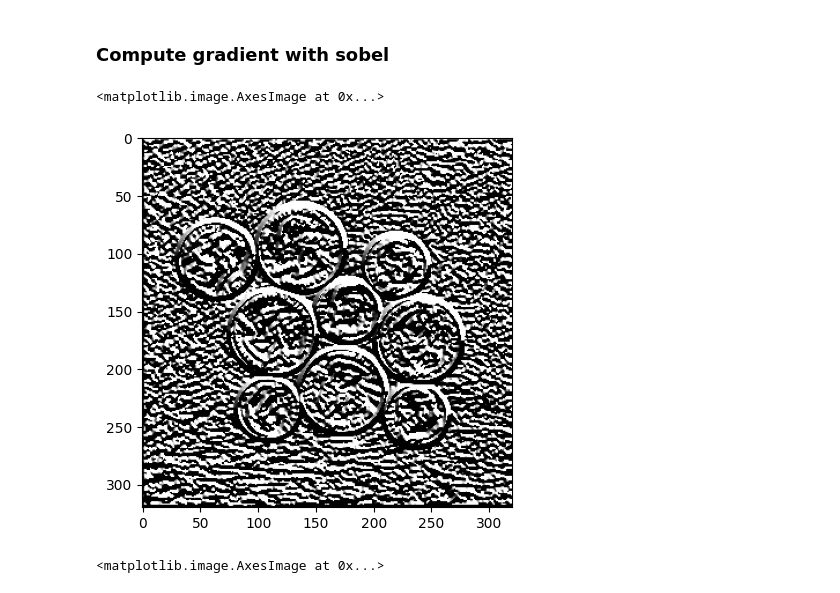
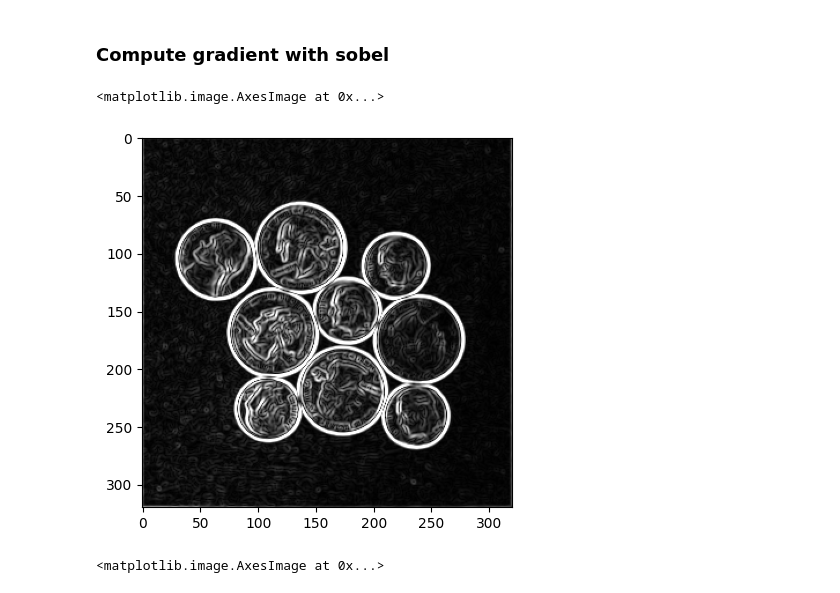
Before and after one commit to oldeu-boi/marker-based-watershed-segmentation-algorithm, a Jupyter notebook: marker-based-watershed-segmentation.ipynb, the cells around one changed output. Saved outputs shown, nothing was run; the diff lists cells and outputs as text; code cells hidden in the pictures.

```diff
--- a/marker-based-watershed-segmentation.ipynb
+++ b/marker-based-watershed-segmentation.ipynb
@@ -229,33 +229,33 @@ def compute_gradient(input_image):
     padded_image = torch.zeros(input_image.shape[0] + 2, input_image.shape[1] + 2)
     padding = torch.zeros(1)
     for i in range(input_image.shape[0]):
         padded_image[i + 1] = torch.concat((padding, input_image[i], padding))
 
 
     # output smoothed image
     output_gradient_magnitue = torch.zeros(input_image.shape[0], input_image.shape[1])
     output_gradient_direction = torch.zeros(input_image.shape[0], input_image.shape[1])
 
     # update the output image
     for row in range(0,input_image.shape[0]):
         for column in range(0,input_image.shape[1]):
             # Conv operation, but hardcoding for learning process
             # extract required matrix
             extracted_matrix = padded_image[row:row + 3,column:column+3]
 
             # get sobel multiplication matrixes
             Gx = torch.sum(extracted_matrix * x_sobel)
 
             Gy = torch.sum(extracted_matrix * y_sobel)
 
             # update
             output_gradient_magnitue[row][column] = torch.sqrt( Gx **2 + Gy ** 2)
             output_gradient_direction[row][column] = torch.arctan2(Gy, Gx)
 
     return output_gradient_magnitue, output_gradient_direction
 gradient_magnitue, gradient_direction = compute_gradient(smoothed_image)
-plt.imshow(gradient_direction, cmap='grey', vmin=0, vmax=1)
+plt.imshow(gradient_magnitue, cmap='grey', vmin=0, vmax=1)
 # %% [output]
 <matplotlib.image.AxesImage at 0x...>
-[figure, old version]
+[figure, new version]
 # %%
```
Also changed, not shown: parts of 5 cells of this notebook.
